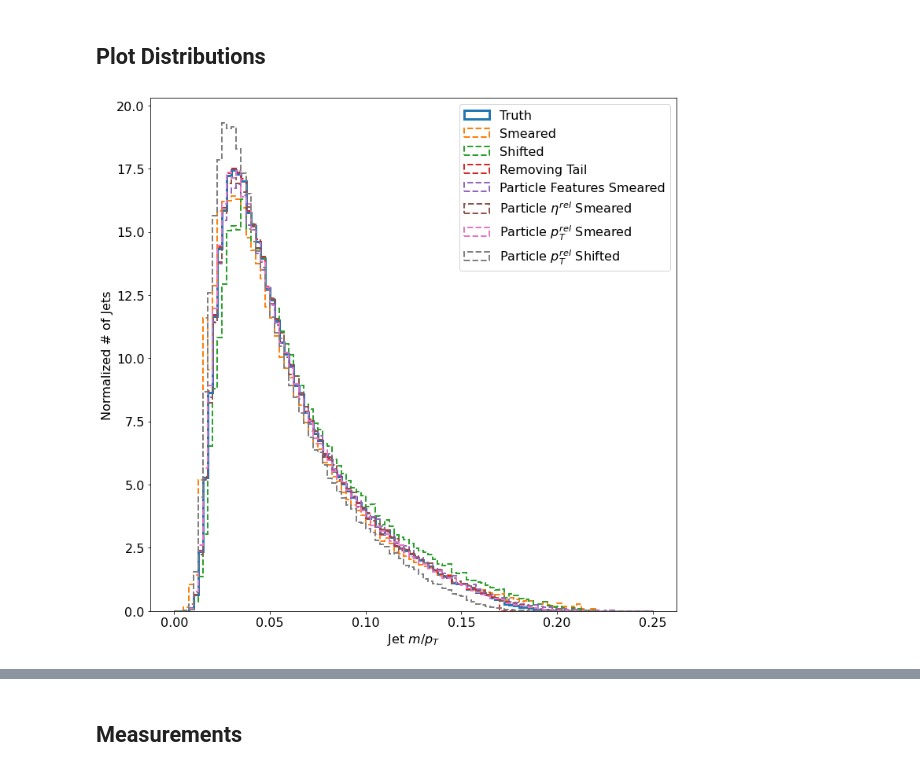
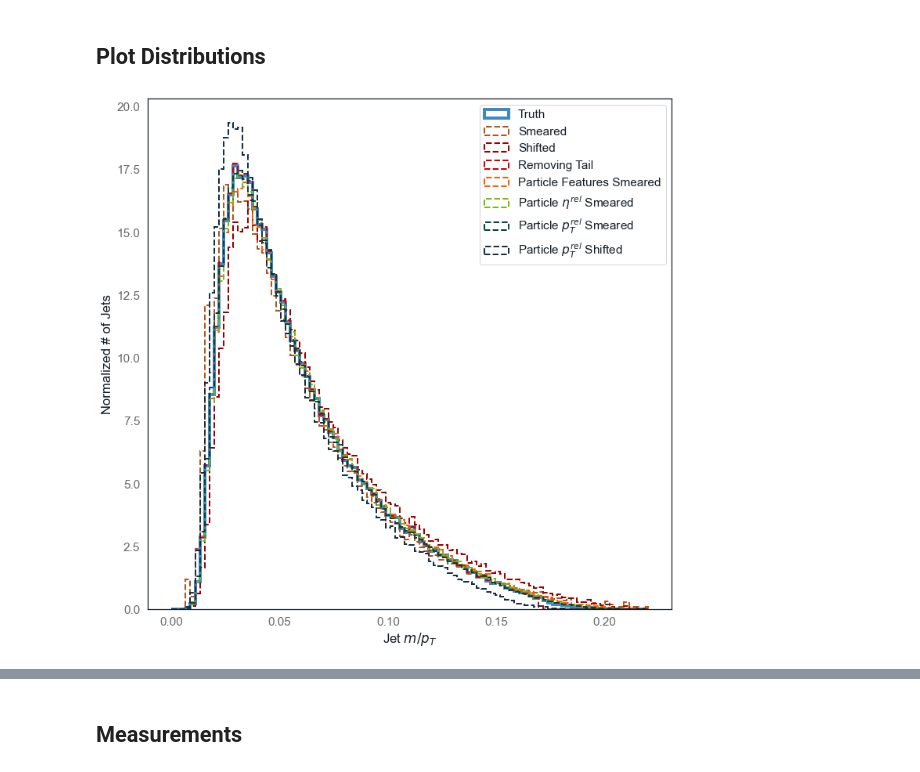
Before and after one commit to rkansal47/hep-generative-metrics, a Jupyter notebook: src/jet_tests.ipynb, the cells around one changed output, grey strips where cells are left out. Drawn from its saved outputs; the diff is of its cells as text; code cells hidden in the pictures.

```diff
--- a/src/jet_tests.ipynb
+++ b/src/jet_tests.ipynb
@@ -171,41 +137,83 @@ masses = {key: jetnet.utils.jet_features(jets)["mass"] for key, (jets, _) in pf_
 # %% [markdown]
 ## Plot Distributions
 # %%
+import seaborn as sns
+
+
+sns.set(
+    font_scale=1.4,
+    rc={
+        "axes.axisbelow": False,
+        "axes.edgecolor": "#141E27",
+        "axes.facecolor": "None",
+        "axes.grid": False,
+        "axes.labelcolor": "#141E27",
+        # "axes.spines.right": False,
+        # "axes.spines.top": False,
+        "figure.facecolor": "white",
+        "lines.solid_capstyle": "round",
+        "patch.edgecolor": "w",
+        "patch.force_edgecolor": True,
+        "text.color": "#141E27",
+        "xtick.bottom": False,
+        "xtick.color": "dimgrey",
+        "xtick.direction": "out",
+        "xtick.top": False,
+        "ytick.color": "dimgrey",
+        "ytick.direction": "out",
+        "ytick.left": False,
+        "ytick.right": False,
+    },
+)
+
 plt.figure(figsize=(12, 12))
 
-bins = np.linspace(0, 0.25, 101)
+bins = np.linspace(0, 0.22, 101)
+colours = ["#3F88C5", "#B3541E", "#990000", "#D00000", "#FF5B00", "#7CB518", "#064635", "#142F43"]
 
-_ = plt.hist(mass, bins, histtype="step", label="Truth", linewidth=3, density=True)
+_ = plt.hist(
+    mass, bins, histtype="step", label="Truth", linewidth=4, density=True, color=colours[0]
+)
+
+i = 1
 for weights, label in dists.values():
     if label == "Truth":
         continue
 
     _ = plt.hist(
         mass,
         bins,
         weights=weights,
         histtype="step",
         label=label,
         linewidth=2,
         linestyle="dashed",
         density=True,
+        color=colours[i],
     )
+
+    i += 1
+
 for key, (_, label) in pf_dists.items():
     _ = plt.hist(
         masses[key],
         bins,
         histtype="step",
         label=label,
         linewidth=2,
         linestyle="dashed",
         density=True,
+        color=colours[i],
     )
+
+    i += 1
+
 plt.legend()
 plt.xlabel(r"Jet $m/p_T$")
 plt.ylabel("Normalized # of Jets")
 plt.savefig(f"{plot_dir}/jet_dists.pdf", bbox_inches="tight")
 # %% [output]
-[figure, old version]
+[figure, new version]
 # %%
 plt.figure(figsize=(12, 12))
 
```
Also changed, not shown: parts of 44 cells of this notebook, 6 other files.
